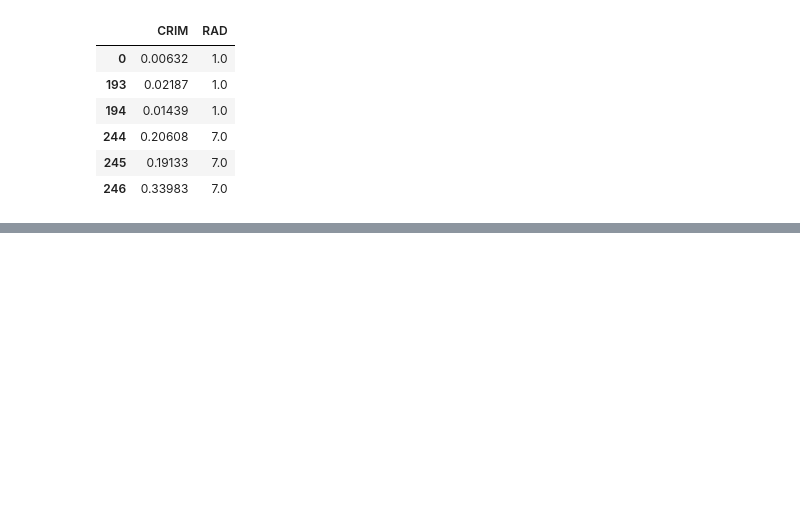
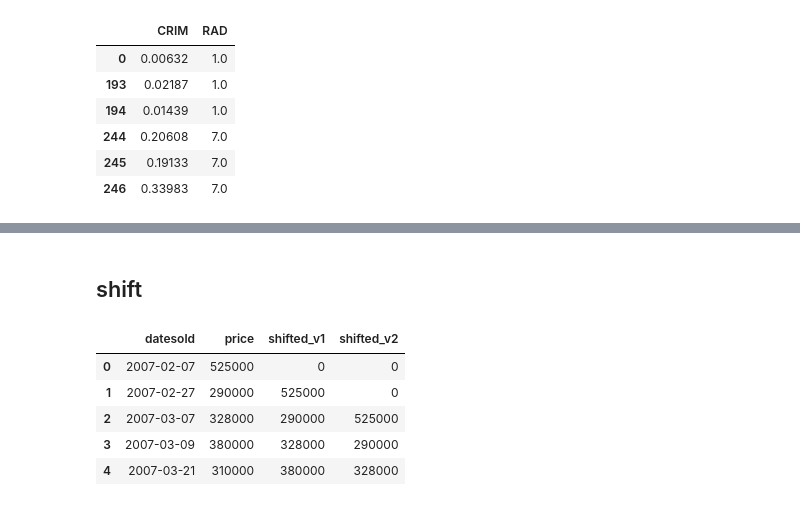
Before and after one commit to dschloe/streamlitbook-saraevan, a Jupyter notebook: ch02/step02_pandas.ipynb, the cells around one changed output, grey strips where cells are left out. Saved outputs shown, nothing was run; the diff lists cells and outputs as text; code cells hidden in the pictures; blank space fills up the shorter version.

```diff
--- a/ch02/step02_pandas.ipynb
+++ b/ch02/step02_pandas.ipynb
@@ -208,0 +283,14 @@ filtered_df[['CRIM', 'RAD']].head(6)
+# %% [markdown]
+## shift
+# %%
+temp_df = sales[['datesold', 'price']].copy()
+temp_df['shifted_v1'] = temp_df['price'].shift(1, fill_value=0).astype(int)
+temp_df['shifted_v2'] = temp_df['price'].shift(2, fill_value=0).astype(int)
+temp_df.head()
+# %% [output]
+|  | datesold | price | shifted_v1 | shifted_v2 |
+| 0 | 2007-02-07 | 525000 | 0 | 0 |
+| 1 | 2007-02-27 | 290000 | 525000 | 0 |
+| 2 | 2007-03-07 | 328000 | 290000 | 525000 |
+| 3 | 2007-03-09 | 380000 | 328000 | 290000 |
+| 4 | 2007-03-21 | 310000 | 380000 | 328000 |
```
Also changed, not shown: parts of 11 cells of this notebook, 2 other files.
